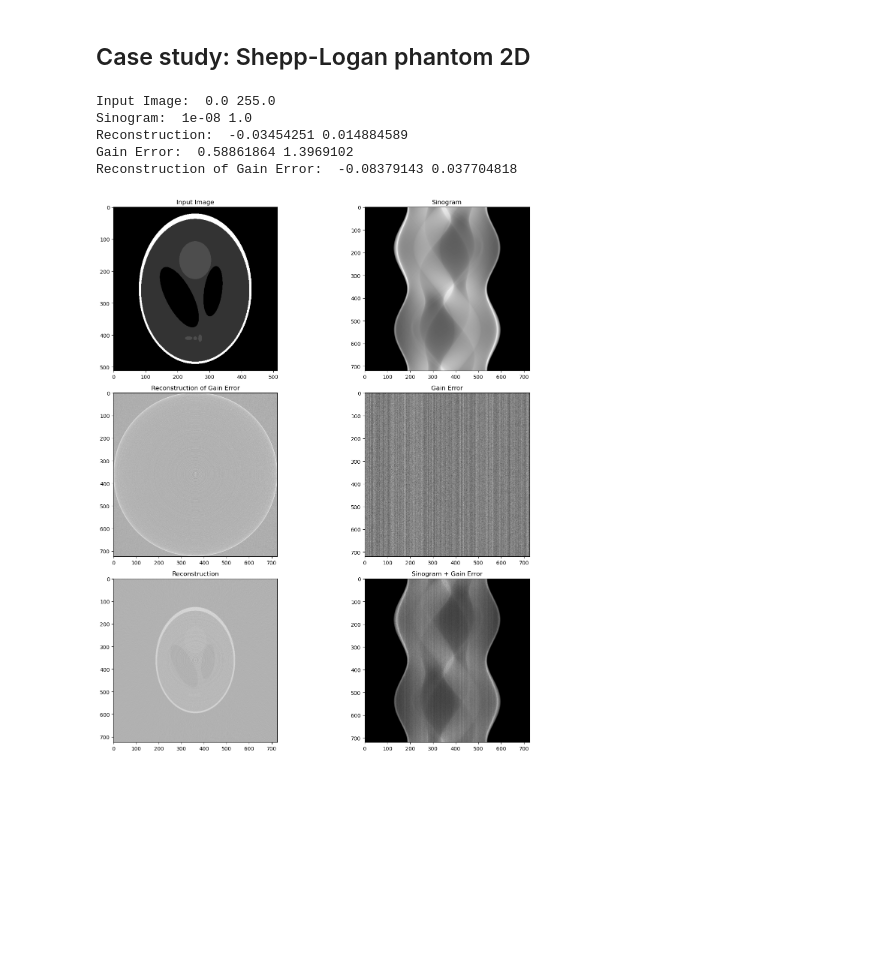
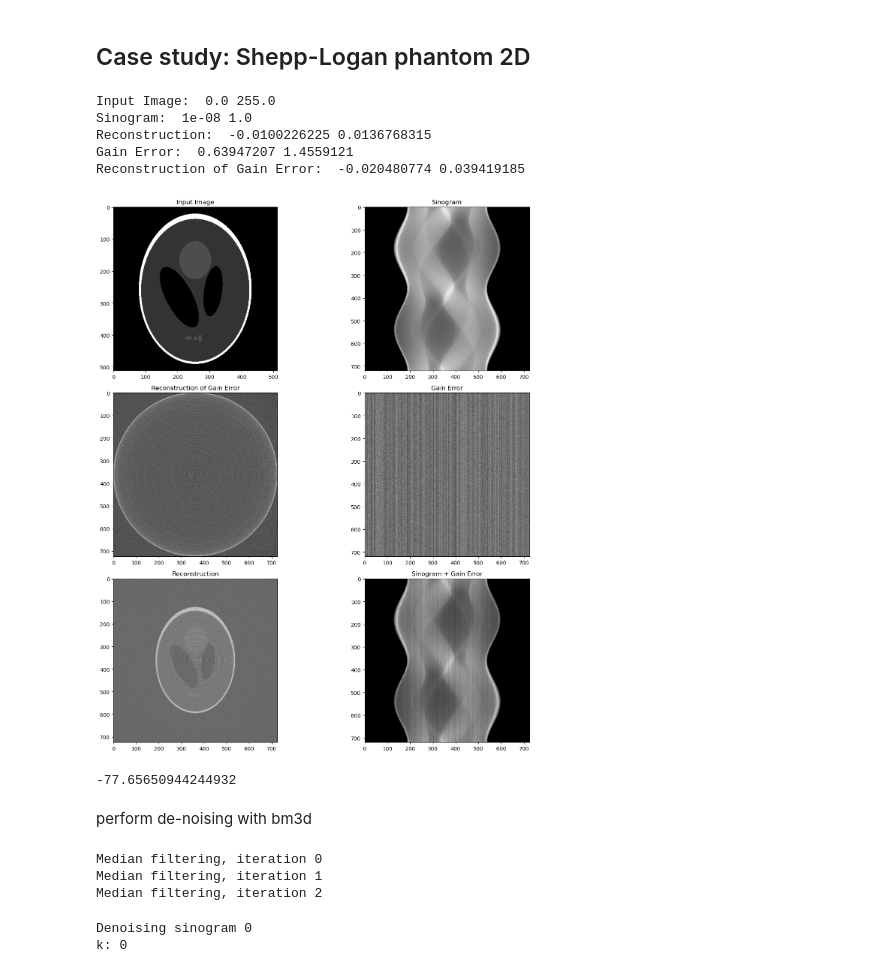
Before and after one commit to KedoKudo/TomoArtifactBenchPy, a Jupyter notebook: notebooks/evaluate_LIDIA.ipynb, the cells around one changed output. Saved outputs shown, nothing was run; the diff lists cells and outputs as text; code cells hidden in the pictures; blank space fills up the shorter version.

```diff
--- a/notebooks/evaluate_LIDIA.ipynb
+++ b/notebooks/evaluate_LIDIA.ipynb
@@ -75,17 +87,23 @@ from ntabpy.evaluator import tomo_round_trip_2d
 image_size = 512
 phantom = tomopy.misc.phantom.shepp2d(size=image_size)
 # %%
-sino_shepp, recon_shepp, det_shepp, gain_shepp = tomo_round_trip_2d(
+sino_noisy, recon_noisy, sino_gain, recon_gain, sino_org = tomo_round_trip_2d(
     phantom[0],
     scan_step=0.5,
     detector_gain_range=(0.9, 1.1),
     detector_gain_error=0.07,
     show_plot=True,
 )
 # %% [output]
 Input Image:  0.0 255.0
 Sinogram:  1e-08 1.0
-Reconstruction:  -0.03454251 0.014884589
-Gain Error:  0.58861864 1.3969102
-Reconstruction of Gain Error:  -0.08379143 0.037704818
+Reconstruction:  -0.0100226225 0.0136768315
+Gain Error:  0.63947207 1.4559121
+Reconstruction of Gain Error:  -0.020480774 0.039419185
-[figure, old version]
+[figure, new version]
+# %%
+calc_psnr(sino_org, sino_noisy)
+# %% [output]
+-77.65650944244932
+# %% [markdown]
+perform de-noising with bm3d
@@ -91,0 +112,26 @@ Reconstruction of Gain Error:  -0.08379143 0.037704818
+# %%
+sion_bm3d_attenuated = bm3dsr.extreme_streak_attenuation(
+    data=sino_noisy,
+    extreme_streak_iterations=3,
+    extreme_detect_lambda=4.0,
+    extreme_detect_size=9,
+    extreme_replace_size=2,
+)
+# %% [output]
+Median filtering, iteration 0
+Median filtering, iteration 1
+Median filtering, iteration 2
+# %%
+sino_bm3d = bm3dsr.multiscale_streak_removal(
+    data=sion_bm3d_attenuated,
+    max_bin_iter_horizontal=0,
+    bin_vertical=0,
+    filter_strength=1.0,
+    use_slices=True,
+    slice_sizes=None,
+    slice_step_sizes=None,
+    denoise_indices=None,
+)
+# %% [output]
+Denoising sinogram 0
+k: 0
```
Also changed, not shown: parts of 18 cells of this notebook, 2 other files.
